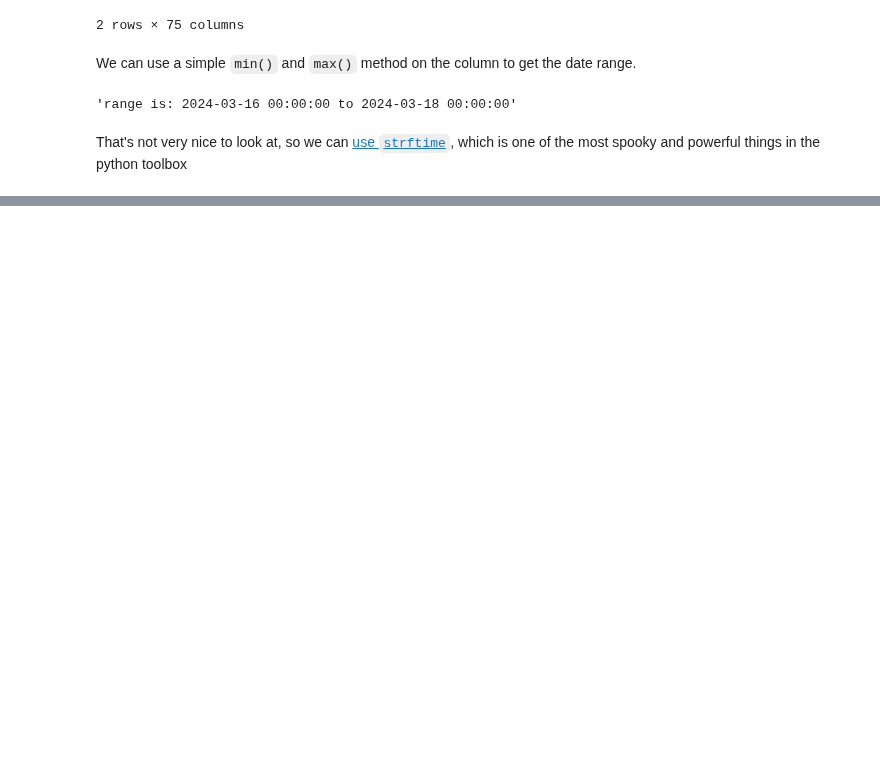
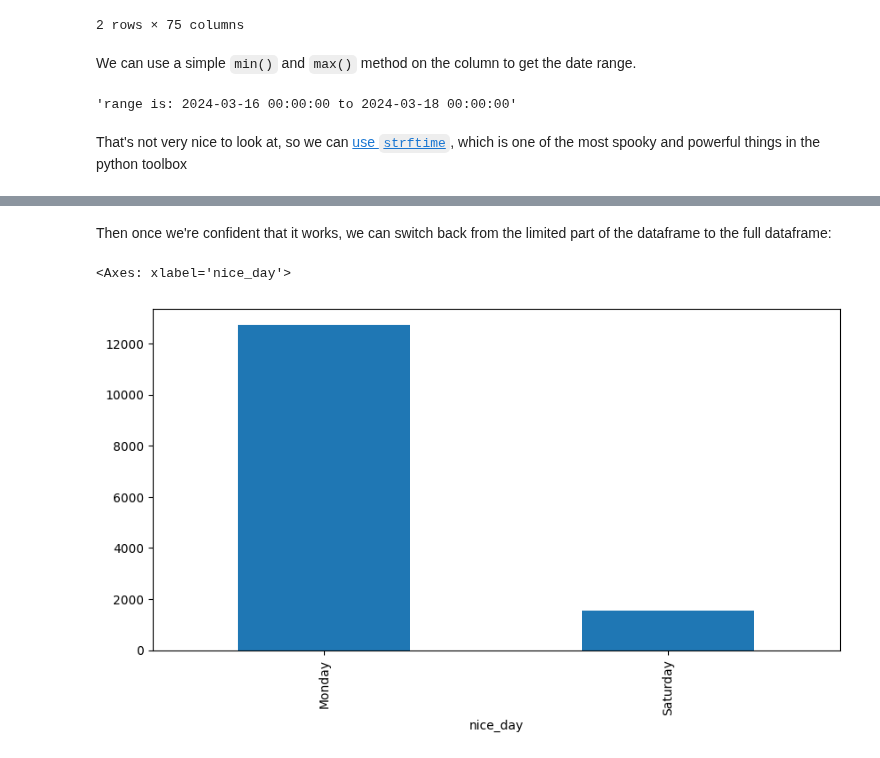
Before and after one commit to karenstevani/data_project, a Jupyter notebook: proj.ipynb, the cells around one changed output, grey strips where cells are left out. Saved outputs shown, nothing was run; the diff lists cells and outputs as text; code cells hidden in the pictures; blank space fills up the shorter version.

```diff
--- a/proj.ipynb
+++ b/proj.ipynb
@@ -366,0 +423,4 @@ That's not very nice to look at, so we can [use `strftime`](https://strftime.org
+# %%
+matplotlib.rcParams.update(
+    saved_style_state
+)  # revert to regular matplotlib styles, not xkcd
@@ -366,0 +452,7 @@ That's not very nice to look at, so we can [use `strftime`](https://strftime.org
+# %%
+def my_f(x):
+    return x.last_scraped.day
+
+
+ss["day_from_function"] = ss.apply(my_f, axis=1)
+ss.head(2)
@@ -366,0 +471,7 @@ That's not very nice to look at, so we can [use `strftime`](https://strftime.org
+# %%
+def my_f(x):
+    return datetime.strftime(x.last_scraped, "%A")
+
+
+ss["nice_day"] = ss.apply(my_f, axis=1)
+ss.head(1)
@@ -366,0 +487,12 @@ That's not very nice to look at, so we can [use `strftime`](https://strftime.org
+# %% [markdown]
+Then once we're confident that it works, we can switch back from the limited part of the dataframe to the full dataframe:
+# %%
+def my_f(x):
+    return datetime.strftime(x.last_scraped, "%A")
+
+
+listing_data["nice_day"] = listing_data.apply(my_f, axis=1)
+listing_data.nice_day.value_counts().plot(kind="bar")
+# %% [output]
+<Axes: xlabel='nice_day'>
+[figure, added]
```
Also changed, not shown: parts of 12 cells of this notebook.
